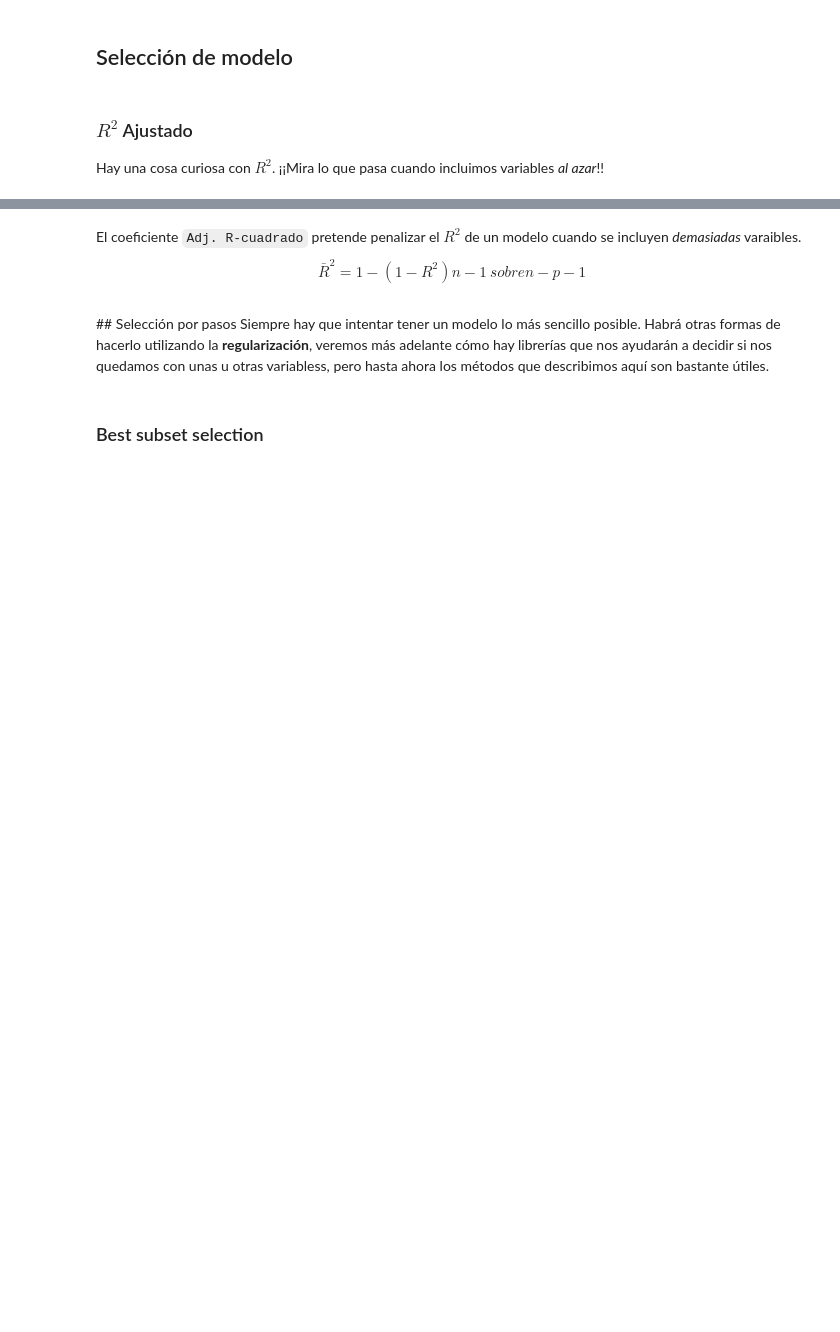
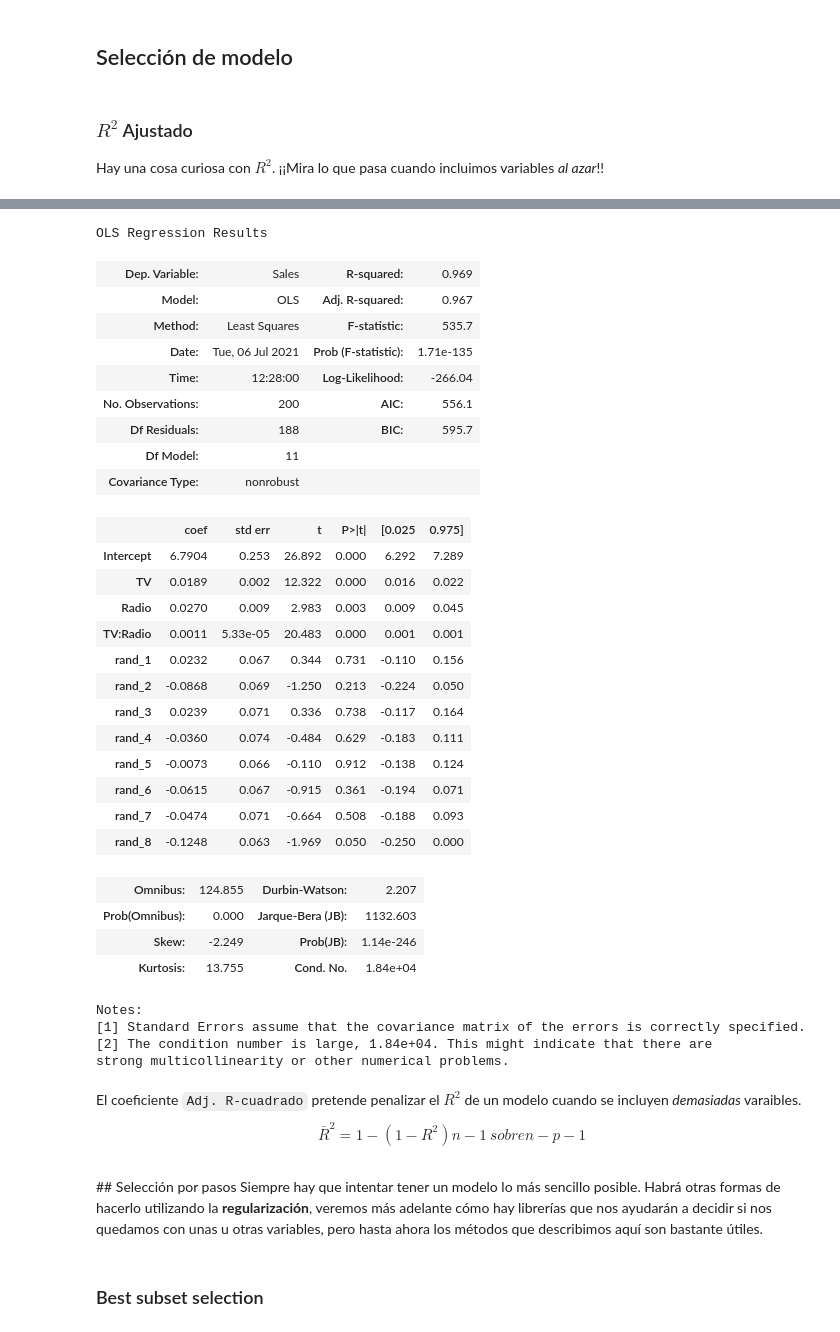
Before and after one commit to Ironhack-Data-Madrid-Mayo-2021/Classroom-Materials, a Jupyter notebook: week_06/03-linear_regression.ipynb, the cells around one changed output, grey strips where cells are left out. Cells and saved outputs as stored; diff of their text form; code cells hidden in the pictures; blank space fills up the shorter version.

Commit message:
linear regression DONE 🔥🚀

```diff
--- a/week_06/03-linear_regression.ipynb
+++ b/week_06/03-linear_regression.ipynb
@@ -461,3 +778,12 @@ Recuerde el **principio jerárquico:**
 # %% [markdown]
 ###  $R^2$ Ajustado
 Hay una cosa curiosa con $R^2$. ¡¡Mira lo que pasa cuando incluimos variables *al azar*!!
+# %%
+df_adv['rand_1'] = np.random.normal(size=200)
+df_adv['rand_2'] = np.random.normal(size=200)
+df_adv['rand_3'] = np.random.normal(size=200)
+df_adv['rand_4'] = np.random.normal(size=200)
+df_adv['rand_5'] = np.random.normal(size=200)
+df_adv['rand_6'] = np.random.normal(size=200)
+df_adv['rand_7'] = np.random.normal(size=200)
+df_adv['rand_8'] = np.random.normal(size=200)
@@ -464,9 +799,44 @@ Hay una cosa curiosa con $R^2$. ¡¡Mira lo que pasa cuando incluimos variables
+# %%
+results = smf.ols("Sales ~  TV + Radio + TV * Radio + rand_1 + rand_2 + rand_3 + rand_4 + rand_5 + rand_6 + rand_7 + rand_8", data = df_adv).fit()
+results.summary()
+# %% [output]
+OLS Regression Results
+| Dep. Variable: | Sales | R-squared: | 0.969 |
+| Model: | OLS | Adj. R-squared: | 0.967 |
+| Method: | Least Squares | F-statistic: | 535.7 |
+| Date: | Tue, 06 Jul 2021 | Prob (F-statistic): | 1.71e-135 |
+| Time: | 12:28:00 | Log-Likelihood: | -266.04 |
+| No. Observations: | 200 | AIC: | 556.1 |
+| Df Residuals: | 188 | BIC: | 595.7 |
+| Df Model: | 11 |  |  |
+| Covariance Type: | nonrobust |  |  |
+|  | coef | std err | t | P>|t| | [0.025 | 0.975] |
+| Intercept | 6.7904 | 0.253 | 26.892 | 0.000 | 6.292 | 7.289 |
+| TV | 0.0189 | 0.002 | 12.322 | 0.000 | 0.016 | 0.022 |
+| Radio | 0.0270 | 0.009 | 2.983 | 0.003 | 0.009 | 0.045 |
+| TV:Radio | 0.0011 | 5.33e-05 | 20.483 | 0.000 | 0.001 | 0.001 |
+| rand_1 | 0.0232 | 0.067 | 0.344 | 0.731 | -0.110 | 0.156 |
+| rand_2 | -0.0868 | 0.069 | -1.250 | 0.213 | -0.224 | 0.050 |
+| rand_3 | 0.0239 | 0.071 | 0.336 | 0.738 | -0.117 | 0.164 |
+| rand_4 | -0.0360 | 0.074 | -0.484 | 0.629 | -0.183 | 0.111 |
+| rand_5 | -0.0073 | 0.066 | -0.110 | 0.912 | -0.138 | 0.124 |
+| rand_6 | -0.0615 | 0.067 | -0.915 | 0.361 | -0.194 | 0.071 |
+| rand_7 | -0.0474 | 0.071 | -0.664 | 0.508 | -0.188 | 0.093 |
+| rand_8 | -0.1248 | 0.063 | -1.969 | 0.050 | -0.250 | 0.000 |
+| Omnibus: | 124.855 | Durbin-Watson: | 2.207 |
+| Prob(Omnibus): | 0.000 | Jarque-Bera (JB): | 1132.603 |
+| Skew: | -2.249 | Prob(JB): | 1.14e-246 |
+| Kurtosis: | 13.755 | Cond. No. | 1.84e+04 |
+Notes:
+[1] Standard Errors assume that the covariance matrix of the errors is correctly specified.
+[2] The condition number is large, 1.84e+04. This might indicate that there are
+strong multicollinearity or other numerical problems.
 # %% [markdown]
 El coeficiente `Adj. R-cuadrado` pretende penalizar el $R^2$ de un modelo cuando se incluyen *demasiadas* varaibles.
 $$\bar R^2 = 1-(1-R^2){n-1 \ sobre n-p-1}$$
 # %% [markdown]
 ## Selección por pasos
-Siempre hay que intentar tener un modelo lo más sencillo posible. Habrá otras formas de hacerlo utilizando la **regularización**, veremos más adelante cómo hay librerías que nos ayudarán a decidir si nos quedamos con unas u otras variabless, pero hasta ahora los métodos que describimos aquí son bastante útiles.
+Siempre hay que intentar tener un modelo lo más sencillo posible. Habrá otras formas de hacerlo utilizando la **regularización**, veremos más adelante cómo hay librerías que nos ayudarán a decidir si nos quedamos con unas u otras variables, pero hasta ahora los métodos que describimos aquí son bastante útiles.
 # %% [markdown]
 ### Best subset selection
 # %% [markdown]
```
Also changed, not shown: parts of 57 cells of this notebook.
